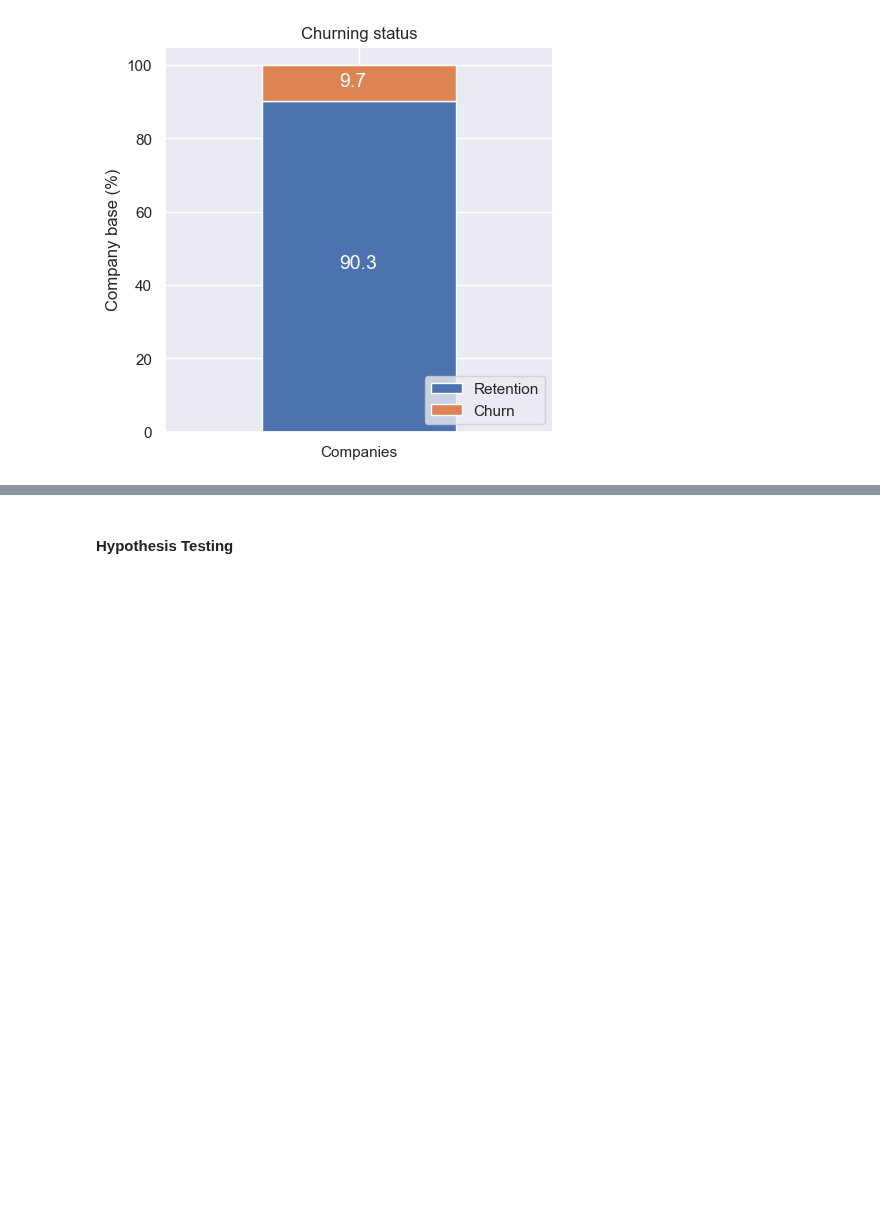
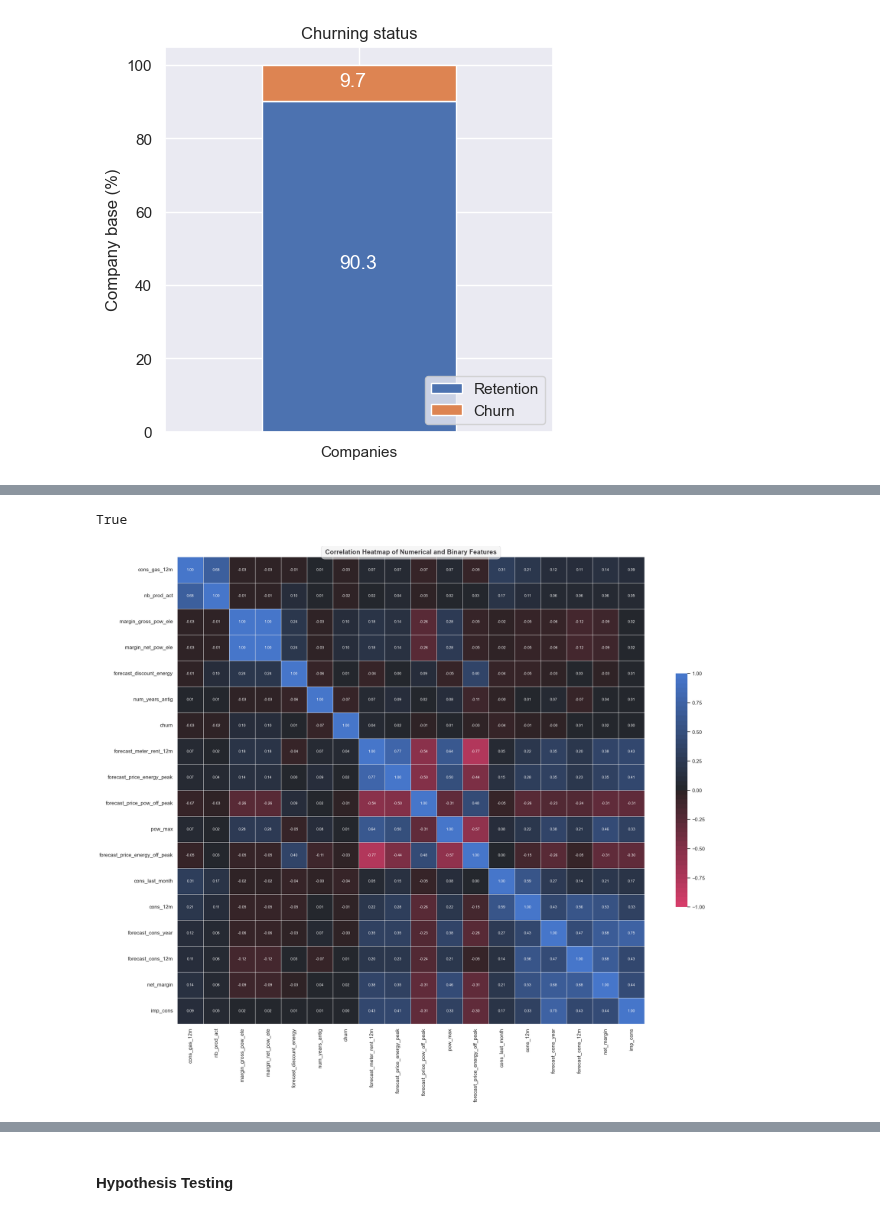
Before and after one commit to ramdhanhdy/DS_Project, a Jupyter notebook: BCG_DataScience_VI/Task2_EDA.ipynb, the cells around one changed output, grey strips where cells are left out. Drawn from its saved outputs; the diff is of its cells as text; code cells hidden in the pictures; blank space fills up the shorter version.

```diff
--- a/BCG_DataScience_VI/Task2_EDA.ipynb
+++ b/BCG_DataScience_VI/Task2_EDA.ipynb
@@ -747,0 +781,46 @@ plot_distribution(consumption, 'cons_last_month', axs[1, 1])
+# %%
+from scipy.stats import pointbiserialr
+from scipy.stats import chi2_contingency
+from scipy.cluster.hierarchy import linkage, dendrogram, fcluster
+from scipy.spatial.distance import squareform
+
+#creating clustered correlation matrix
+df_numeric = client_df.select_dtypes(include=['int64', 'float64', 'int32', 'float32'])
+mixed_corr_matrix = mixed_corr(df_numeric)
+
+dissimilarity = 1 - abs(mixed_corr_matrix)
+
+# Enforce symmetry
+symmetric_dissimilarity = enforce_symmetry(dissimilarity)
+
+# Set diagonal to zero
+np.fill_diagonal(symmetric_dissimilarity.values, 0)
+
+# Check for symmetry
+print((symmetric_dissimilarity.T == symmetric_dissimilarity).all().all())
+
+# Proceed with clustering
+Z = linkage(squareform(symmetric_dissimilarity), 'ward')
+
+#Clusterize the data
+threshold = 0.8
+labels = fcluster(Z, threshold, criterion='distance')
+
+# Keep the indices to sort labels
+labels_order = np.argsort(labels)
+
+# Build a new dataframe with the sorted columns
+for idx, i in enumerate(df_numeric.columns[labels_order]):
+    if idx == 0:
+        clustered = pd.DataFrame(df_numeric[i])
+    else:
+        df_to_append = pd.DataFrame(df_numeric[i])
+        clustered = pd.concat([clustered, df_to_append], axis=1)
+
+clustered_corr = clustered.corr()
+# %% [output]
+True
+# %%
+plot_heatmap(clustered_corr.astype(float), title='Correlation Heatmap of Numerical and Binary Features', figsize=(24, 18))
+# %% [output]
+[figure, added]
```
Also changed, not shown: parts of 46 cells of this notebook.
